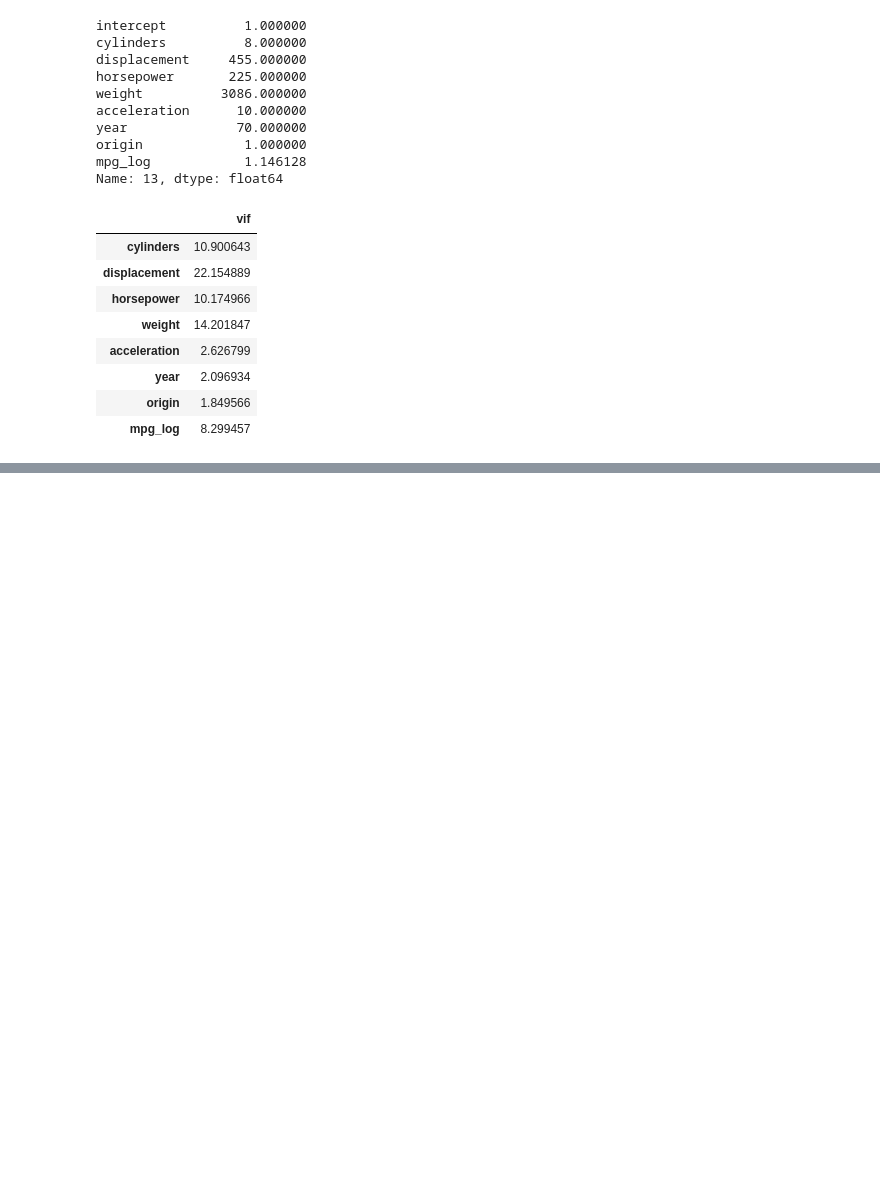
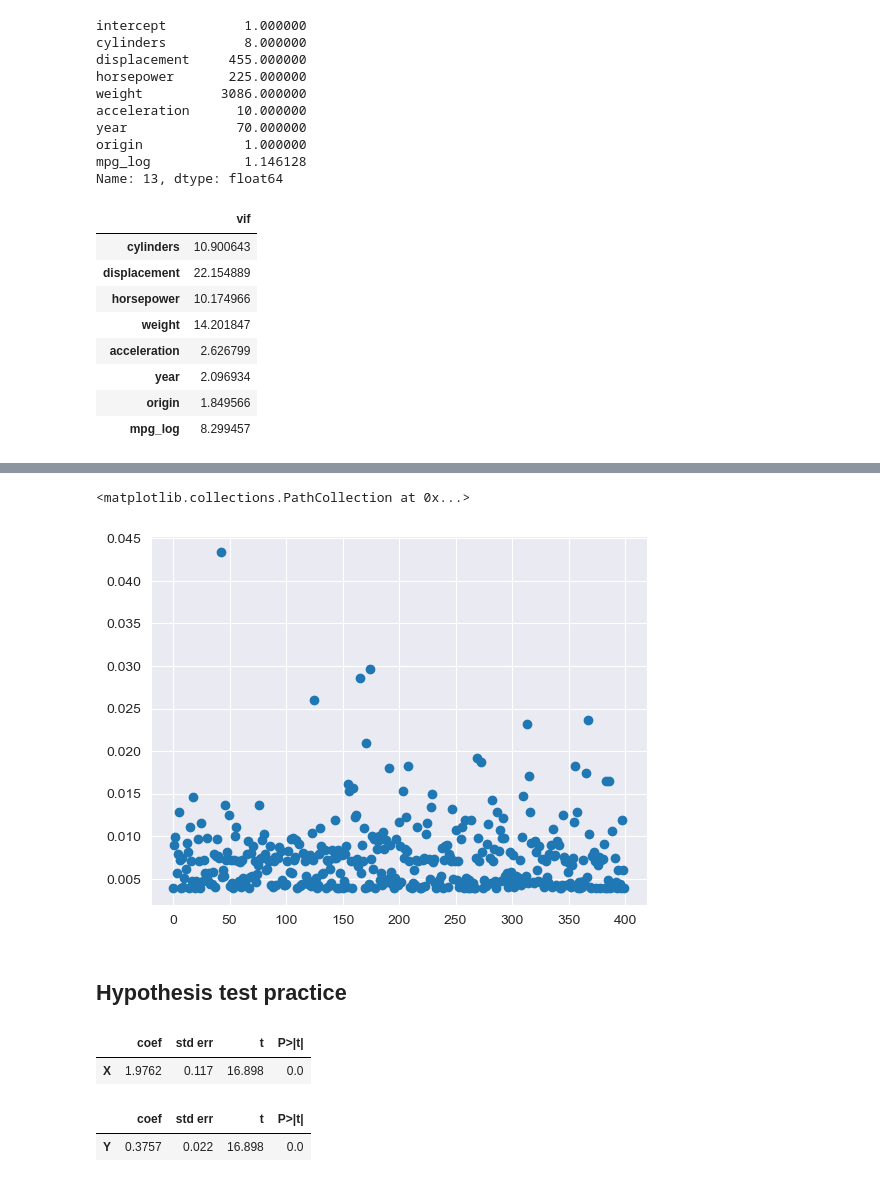
Before and after one commit to WanomiR/isl, a Jupyter notebook: notebooks/3_Exs_Linear_Regression.ipynb, the cells around one changed output, grey strips where cells are left out. Cells and saved outputs as stored; diff of their text form; code cells hidden in the pictures; blank space fills up the shorter version.

```diff
--- a/notebooks/3_Exs_Linear_Regression.ipynb
+++ b/notebooks/3_Exs_Linear_Regression.ipynb
@@ -207,0 +262,8 @@ vif
+# %%
+infl = results2.get_influence()
+plt.scatter(np.arange(400), infl.hat_matrix_diag)
+# %% [output]
+<matplotlib.collections.PathCollection at 0x...>
+[figure, added]
+# %% [markdown]
+## Hypothesis test practice
@@ -207,0 +274,24 @@ vif
+# %%
+X = MS(["X"], intercept=False).fit_transform(
+    pd.DataFrame({"X": x})
+)
+
+model = sm.OLS(y, X)
+results = model.fit()
+
+summarize(results)
+# %% [output]
+|  | coef | std err | t | P>|t| |
+| X | 1.9762 | 0.117 | 16.898 | 0.0 |
+# %%
+X = MS(["Y"], intercept=False).fit_transform(
+    pd.DataFrame({"Y": y})
+)
+
+model = sm.OLS(x, X)
+results = model.fit()
+
+summarize(results)
+# %% [output]
+|  | coef | std err | t | P>|t| |
+| Y | 0.3757 | 0.022 | 16.898 | 0.0 |
```
Also changed, not shown: parts of 25 cells of this notebook.
